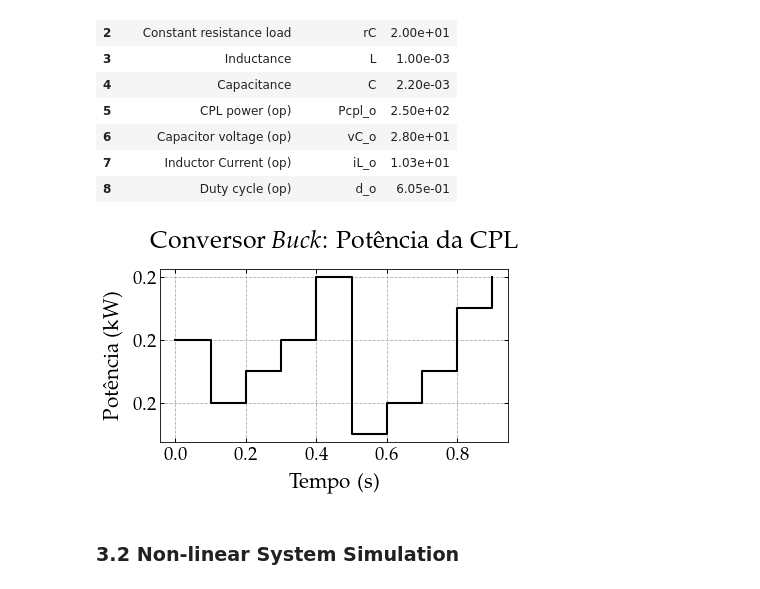
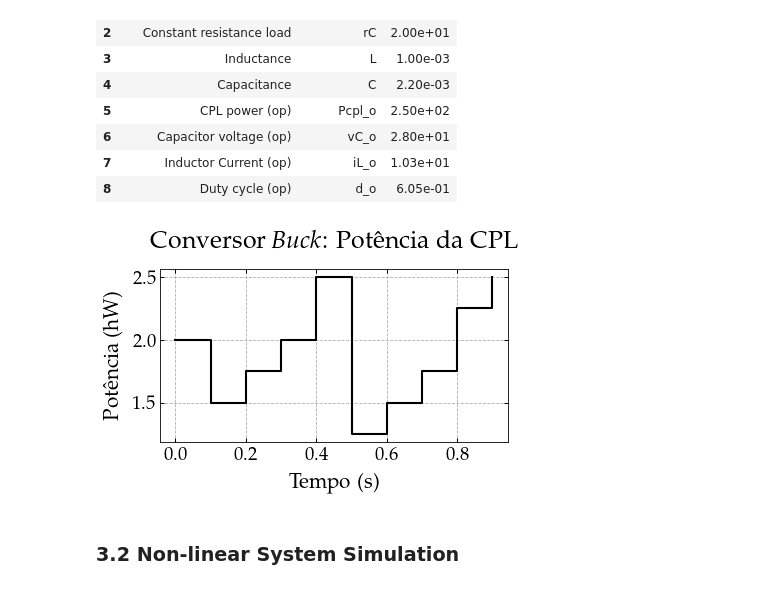
Before and after one commit to andel-vitorio/etc-for-dc-converters, a Jupyter notebook: notebooks/04 - ETC Buck Converter with CPL.ipynb, the cells around one changed output. Drawn from its saved outputs; the diff is of its cells as text; code cells hidden in the pictures.

```diff
--- a/notebooks/04 - ETC Buck Converter with CPL.ipynb
+++ b/notebooks/04 - ETC Buck Converter with CPL.ipynb
@@ -109,39 +66,0 @@ def show_matrix(matrix, name='ans', decimal_places=2, scientific_notation=True):
-# %%
-def set_subplot(ax, x_data, y_data, xlabel, ylabel, title, label='',
-                x_digits=1, y_digits=1, line_color='#120a8f', linewidth=2.,
-                title_pad=20, x_label_pad=8, y_label_pad=8, y_min=None, y_max=None):
-
-  # Formatação personalizada do eixo x
-  def format_x(value, _):
-    return f'{value:.{x_digits}f}'
-
-  # Formatação personalizada do eixo y
-  def format_y(value, _):
-    return f'{value:.{y_digits}f}'
-
-  ax.xaxis.set_major_formatter(FuncFormatter(format_x))
-  ax.yaxis.set_major_formatter(FuncFormatter(format_y))
-
-  # Define os limites do eixo y, se especificados
-  if y_min is not None and y_max is not None:
-    ax.set_ylim(y_min, y_max)
-
-  # Plotando a linha
-  line, = ax.plot(x_data, y_data, label=label, linestyle='-',
-                  color=line_color, linewidth=linewidth)
-
-  # Configuração dos rótulos e título com tamanhos de fonte ajustados
-  ax.set_xlabel(xlabel, fontsize=20, labelpad=x_label_pad)
-  ax.set_ylabel(ylabel, fontsize=20, labelpad=y_label_pad)
-  ax.grid(linestyle='--')
-  ax.set_title(title, fontsize=24, pad=title_pad)
-
-  # Configuração dos parâmetros dos ticks
-  ax.tick_params(axis='both', direction='in', length=4, width=1,
-                 colors='black', top=True, right=True, labelsize=18)
-
-  # Adicionando a legenda, se fornecida
-  if label:
-    ax.legend(frameon=True, loc='best', framealpha=1, prop={'size': 16})
-
-  return line
@@ -800,36 +632,36 @@ t, y = zip(*scenarios[SCENARIO_TAG]['perturbation_signal_data'])
 # Expandindo os dados para criar um efeito de bloco
 t_expanded = []
 y_expanded = []
 
 for i in range(len(t) - 1):
   t_expanded.append(t[i])
   t_expanded.append(t[i + 1])
   y_expanded.append(y[i])
   y_expanded.append(y[i])
 
 # Adicionando o último ponto
 t_expanded.append(t[-1])
 y_expanded.append(y[-1])
 
 # Convertendo para arrays NumPy para plotagem
 t_expanded = np.array(t_expanded)
 y_expanded = np.array(y_expanded)
 
 set_subplot(
     axs,
     t_expanded,
-    y_expanded * 1e-3,
+    y_expanded * 1e-2,
     'Tempo (s)',
-    'Potência (kW)',
+    'Potência (hW)',
     'Conversor $\it{Buck}$: Potência da CPL',
     line_color="black"
 )
 
 # path = f"../assets/buck-converter/{scenarios[SCENARIO_TAG]['tag']}_PCPL.eps"
 path = f"/home/andel/Documentos/Mestrado/My Authorship Papers/cba2024-paper/figuras/Buck/{scenarios[SCENARIO_TAG]['tag']}_PCPL.eps"
 plt.savefig(path, format='eps', bbox_inches='tight')
 # %% [output]
-[figure, old version]
+[figure, new version]
 # %% [markdown]
 ### 3.2 Non-linear System Simulation
 # %%
```
Also changed, not shown: parts of 21 cells of this notebook, 8 other files.
